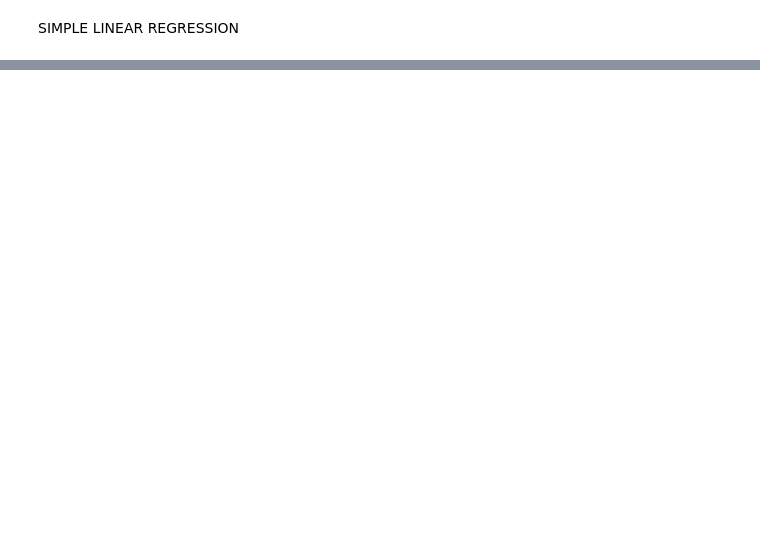
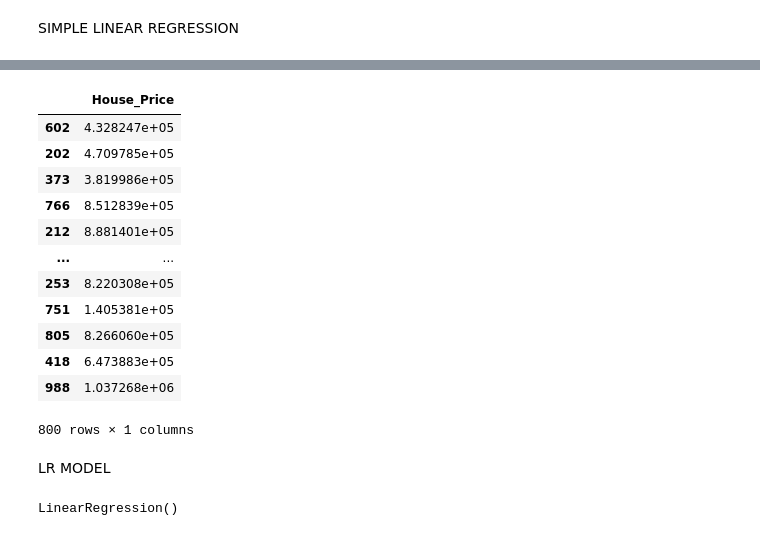
Before and after one commit to SaranshCodes/ML-Learning-Journey, a Jupyter notebook: Regression/House Prediction Model.ipynb, the cells around one changed output, grey strips where cells are left out. Cells and saved outputs as stored; diff of their text form; code cells hidden in the pictures; blank space fills up the shorter version.

```diff
--- a/Regression/House Prediction Model.ipynb
+++ b/Regression/House Prediction Model.ipynb
@@ -151,0 +177,23 @@ SIMPLE LINEAR REGRESSION
+# %%
+y1_train
+# %% [output]
+|  | House_Price |
+| 602 | 4.328247e+05 |
+| 202 | 4.709785e+05 |
+| 373 | 3.819986e+05 |
+| 766 | 8.512839e+05 |
+| 212 | 8.881401e+05 |
+| ... | ... |
+| 253 | 8.220308e+05 |
+| 751 | 1.405381e+05 |
+| 805 | 8.266060e+05 |
+| 418 | 6.473883e+05 |
+| 988 | 1.037268e+06 |
+800 rows × 1 columns
+# %% [markdown]
+LR MODEL
+# %%
+model1=LinearRegression()
+model1.fit(x1_train,y1_train)
+# %% [output]
+LinearRegression()
```
Also changed, not shown: parts of 27 cells of this notebook.
